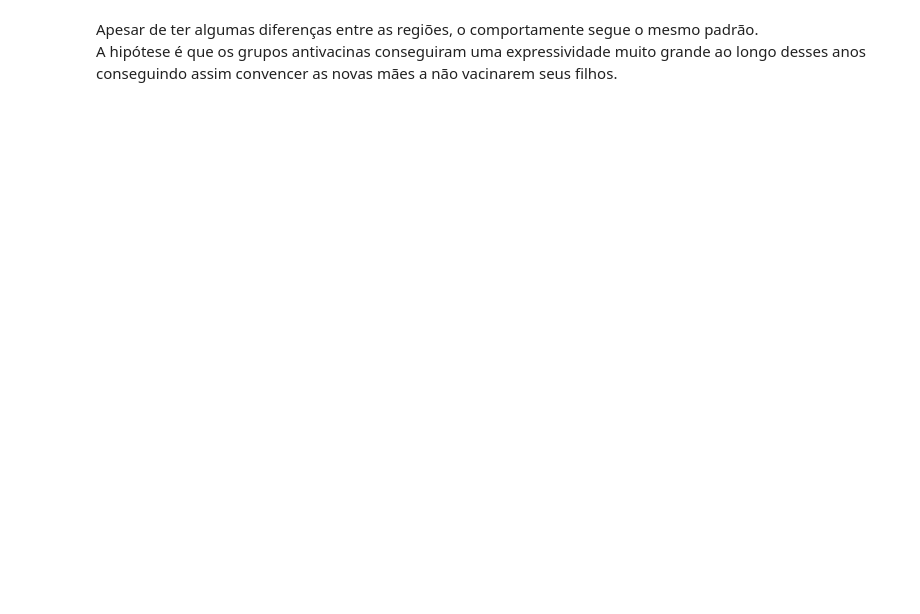
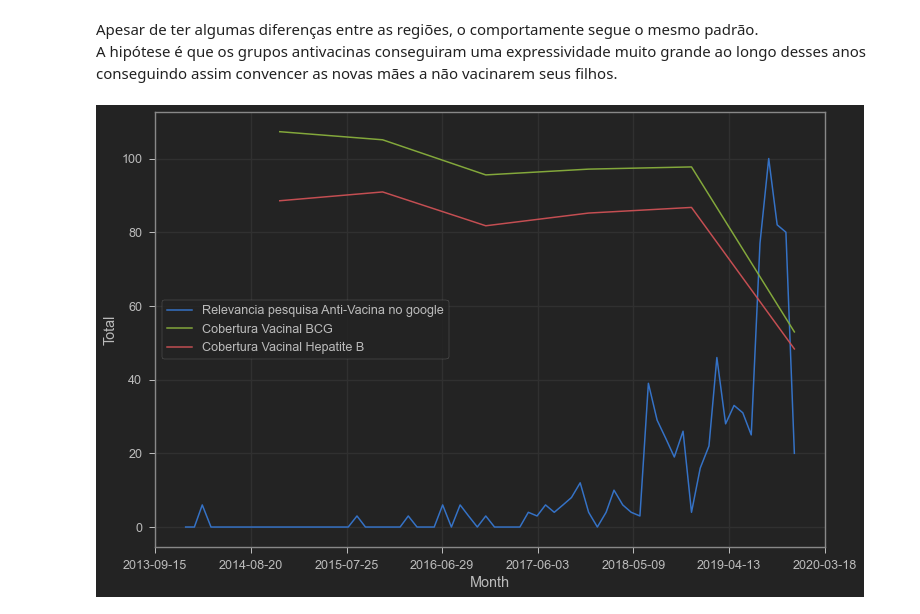
Before and after one commit to Igor-Arantes/Bootcamp-Data-Science-Aplicada, a Jupyter notebook: Igor_Arantes_Desafio_02.ipynb, the cells around one changed output. Drawn from its saved outputs; the diff is of its cells as text; code cells hidden in the pictures; blank space fills up the shorter version.

Commit message:
Comparativo Google vs Coberturas

```diff
--- a/Igor_Arantes_Desafio_02.ipynb
+++ b/Igor_Arantes_Desafio_02.ipynb
@@ -106,0 +131,4 @@ imuno_bcg.set_index('Região/Unidade da Federação',inplace=True)
+# %%
+g_antivacinas.set_index('Month',inplace=True)
+g_antivacinas.index = pd.to_datetime(g_antivacinas.index)
+g_antivacinas = g_antivacinas.T
@@ -130,3 +171,15 @@ lineplot(imuno_hepatiteb,regioes,'Cobertura Vacinal Hepatite B')
 # %% [markdown]
 Apesar de ter algumas diferenças entre as regiões, o comportamente segue o mesmo padrão.
 A hipótese é que os grupos antivacinas conseguiram uma expressividade muito grande ao longo desses anos conseguindo assim convencer as novas mães a não vacinarem seus filhos.
+# %%
+plt.figure(figsize=(12,8))
+sns.lineplot(data=g_antivacinas.T,label="Relevancia pesquisa Anti-Vacina no google", legend="")
+ax=sns.lineplot(data=imuno_bcg['Total'],label="Cobertura Vacinal BCG")
+sns.lineplot(data=imuno_hepatiteb['Total'],label="Cobertura Vacinal Hepatite B")
+loc = ticker.LinearLocator(numticks=8) # this locator puts ticks at regular intervals
+ax.xaxis.set_major_locator(loc)
+plt.grid()
+plt.legend()
+plt.show()
+# %% [output]
+[figure, added]
```
Also changed, not shown: parts of 13 cells of this notebook.
